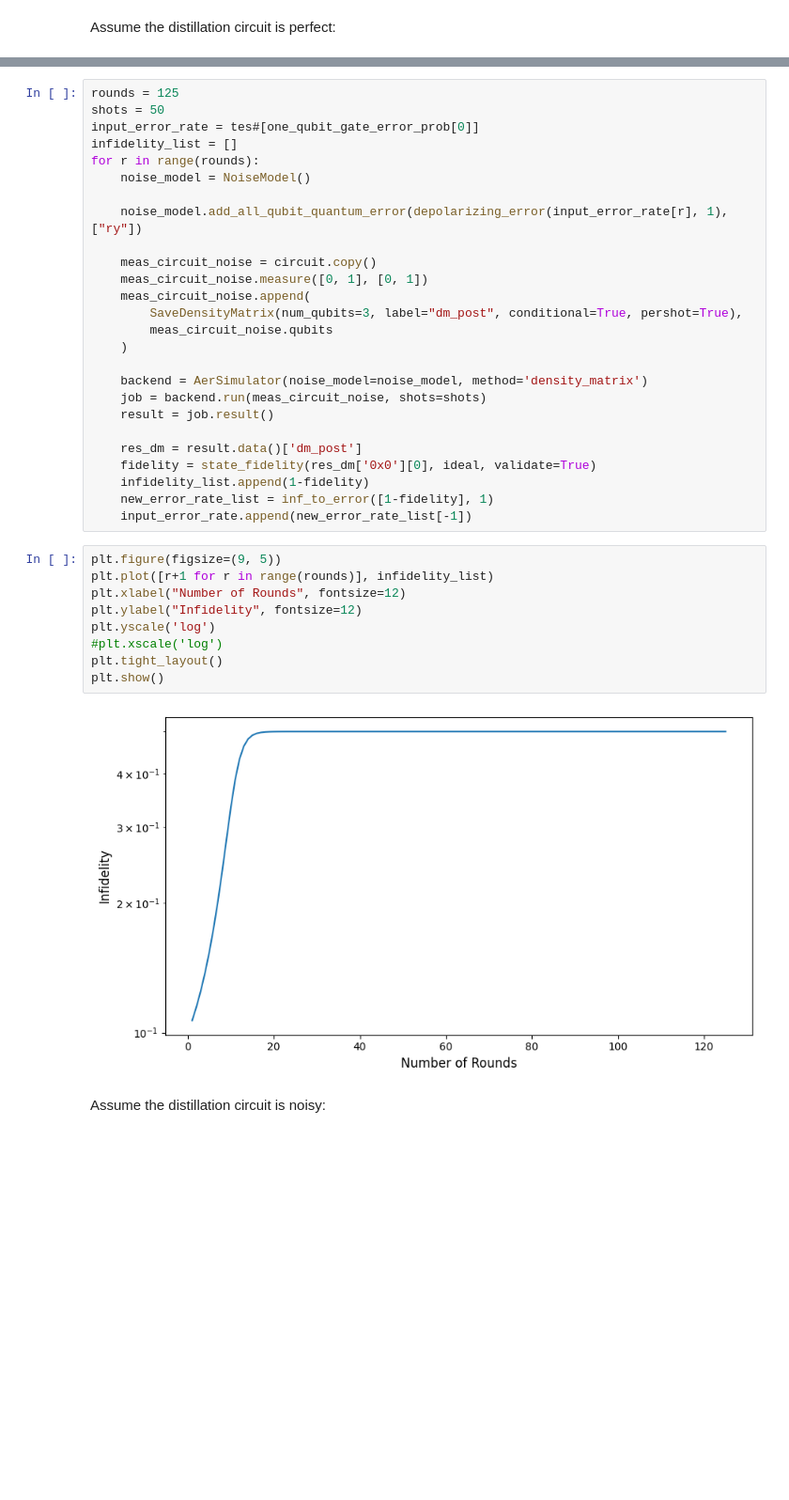
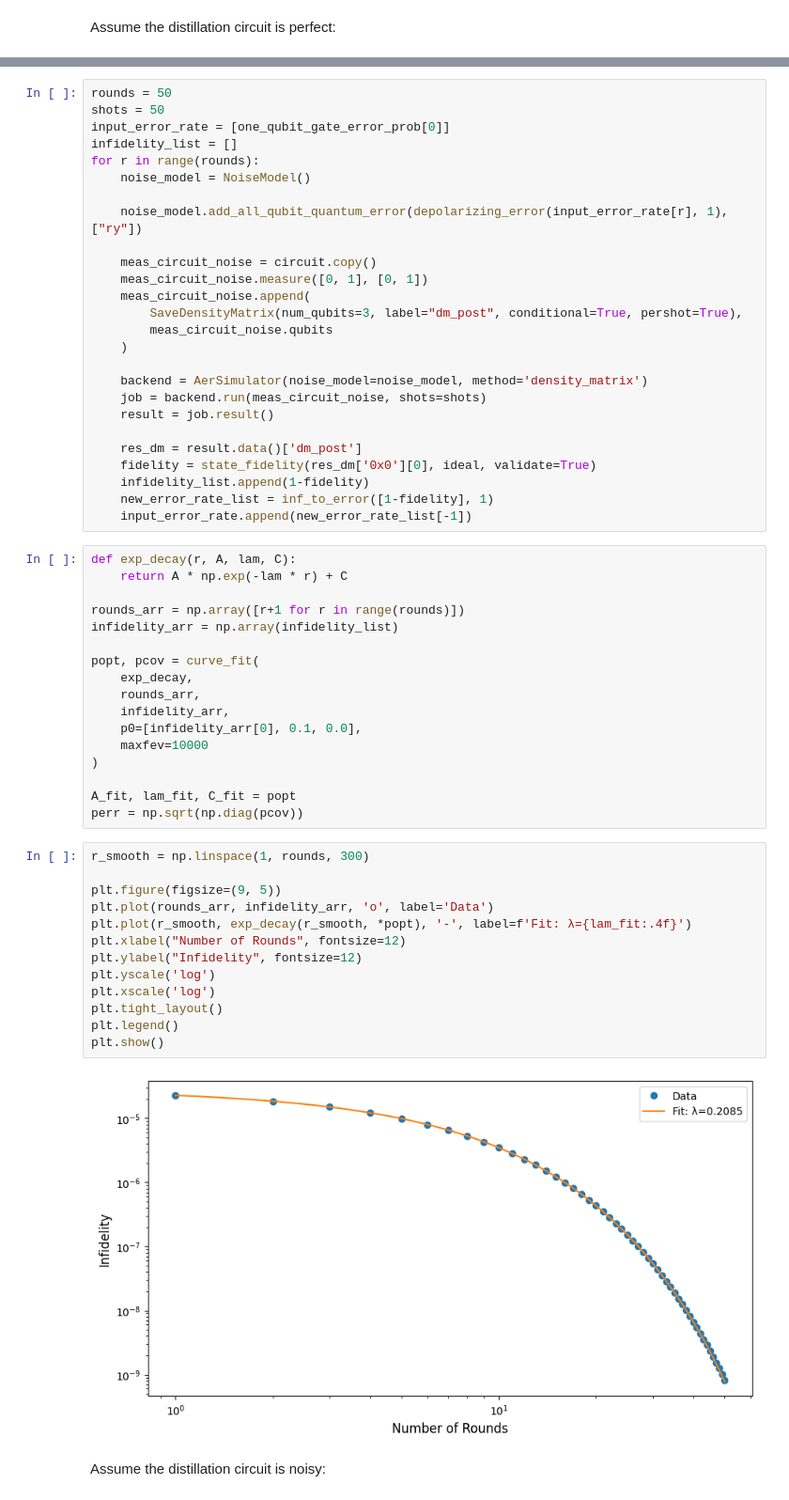
Before and after one commit to Sal7ySalt/Smallest-MSD-Protocol, a Jupyter notebook: 3_qubit_code/rounds_of_msd.ipynb, the cells around one changed output, grey strips where cells are left out. Shown at 94% size. Saved outputs shown, nothing was run; the diff lists cells and outputs as text; blank space fills up the shorter version.

```diff
--- a/3_qubit_code/rounds_of_msd.ipynb
+++ b/3_qubit_code/rounds_of_msd.ipynb
@@ -143,7 +172,7 @@ tes
 # %%
-rounds = 125
+rounds = 50
 shots = 50
-input_error_rate = tes#[one_qubit_gate_error_prob[0]]
+input_error_rate = [one_qubit_gate_error_prob[0]]
 infidelity_list = []
 for r in range(rounds):
     noise_model = NoiseModel()
@@ -166,17 +195,38 @@ for r in range(rounds):
     infidelity_list.append(1-fidelity)
     new_error_rate_list = inf_to_error([1-fidelity], 1)
     input_error_rate.append(new_error_rate_list[-1])
+# %%
+def exp_decay(r, A, lam, C):
+    return A * np.exp(-lam * r) + C
+
+rounds_arr = np.array([r+1 for r in range(rounds)])
+infidelity_arr = np.array(infidelity_list)
+
+popt, pcov = curve_fit(
+    exp_decay,
+    rounds_arr,
+    infidelity_arr,
+    p0=[infidelity_arr[0], 0.1, 0.0],
+    maxfev=10000
+)
+
+A_fit, lam_fit, C_fit = popt
+perr = np.sqrt(np.diag(pcov))
 # %%
+r_smooth = np.linspace(1, rounds, 300)
+
 plt.figure(figsize=(9, 5))
-plt.plot([r+1 for r in range(rounds)], infidelity_list)
+plt.plot(rounds_arr, infidelity_arr, 'o', label='Data')
+plt.plot(r_smooth, exp_decay(r_smooth, *popt), '-', label=f'Fit: λ={lam_fit:.4f}')
 plt.xlabel("Number of Rounds", fontsize=12)
 plt.ylabel("Infidelity", fontsize=12)
 plt.yscale('log')
-#plt.xscale('log')
+plt.xscale('log')
 plt.tight_layout()
+plt.legend()
 plt.show()
 # %% [output]
-[figure, old version]
+[figure, new version]
 # %% [markdown]
 Assume the distillation circuit is noisy:
 # %%
```
Also changed, not shown: parts of 4 cells of this notebook, 4 other files.
